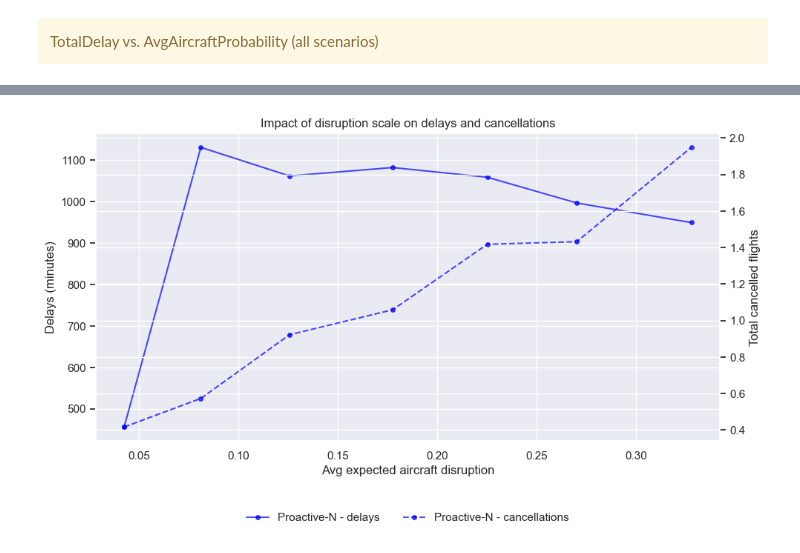
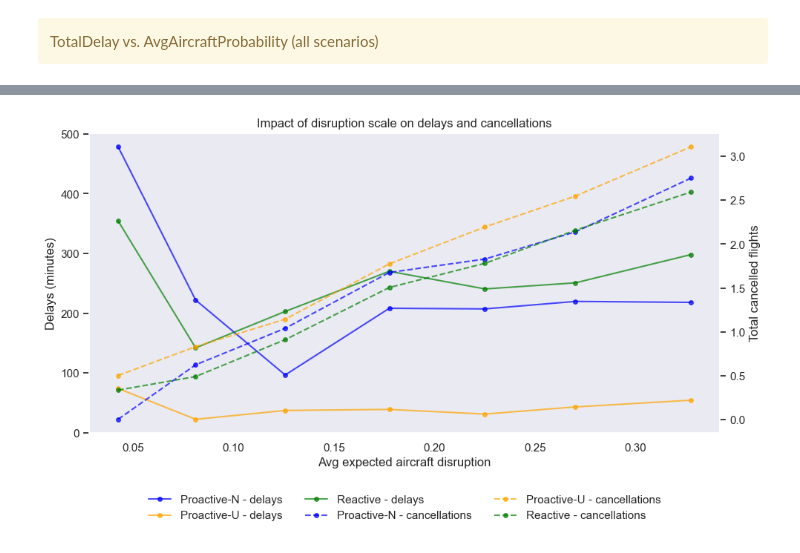
Before and after one commit to elisabethoost/msc-thesis-drl-adm, a Jupyter notebook: interpretation/final-results.ipynb, the cells around one changed output, grey strips where cells are left out. Saved outputs shown, nothing was run; the diff lists cells and outputs as text; code cells hidden in the pictures.

```diff
--- a/interpretation/final-results.ipynb
+++ b/interpretation/final-results.ipynb
@@ -306,10 +306,10 @@ print(f"inferencing on data folder: {data_folder}")
 
 # Define models and seeds
 model_paths = [
-    # "../trained_models/dqn/6ac-700-diverse/23/myopic-training_8.zip",
-    # "../trained_models/dqn/6ac-700-diverse/23/proactive-training_9.zip",
-    # "../trained_models/dqn/6ac-700-diverse/23/reactive-training_10.zip"
-    "../trained_models/dqn/6ac-700-diverse/23/myopic-training_13.zip"
+    "../trained_models/dqn/6ac-700-diverse/23/myopic-training_8.zip",
+    "../trained_models/dqn/6ac-700-diverse/23/proactive-training_9.zip",
+    "../trained_models/dqn/6ac-700-diverse/23/reactive-training_10.zip"
+    # "../trained_models/dqn/6ac-700-diverse/23/myopic-training_13.zip"
 ]
 seeds = [25, 26]
 
@@ -695,18 +699,13 @@ plt.show()
 import matplotlib.pyplot as plt
 import numpy as np
 import seaborn as sns
-sns.set_style("darkgrid")
-
-
+sns.set_style("dark")
 
 fig, ax1 = plt.subplots(figsize=(10, 6))
 ax2 = ax1.twinx()  # Create second y-axis sharing same x-axis
 
 # Define bucket boundaries
 buckets = np.arange(0, 1.05, 0.05)  # Creates buckets 0-0.05, 0.05-0.1, etc.
-
-# Add grid with low zorder so it's behind the data
-ax1.grid(True, zorder=1)
 
 for model_name, (color, label) in model_colors.items():
     model_data = merged_df[merged_df['Model'] == model_name]
@@ -733,31 +732,31 @@ for model_name, (color, label) in model_colors.items():
              color=color,
              label=f"{label} - delays",
              marker='o',
              markersize=4,
              alpha=0.7,
              zorder=5)
 
     # Plot the bucket averages for TotalCancelledFlights on second y-axis with higher zorder
     ax2.plot(x_means, y2_means,
              color=color,
              label=f"{label} - cancellations",
              linestyle='--',
              marker='o',
              markersize=4,
              alpha=0.7,
              zorder=5)
 
 ax1.set_xlabel("Avg expected aircraft disruption")
 ax1.set_ylabel("Delays (minutes)")
 ax2.set_ylabel("Total cancelled flights")
 
 # Add legends for both axes
 lines1, labels1 = ax1.get_legend_handles_labels()
 lines2, labels2 = ax2.get_legend_handles_labels()
 ax1.legend(lines1 + lines2, labels1 + labels2, bbox_to_anchor=(0.5, -0.25), loc='center', ncol=3, frameon=False)
 
 plt.title("Impact of disruption scale on delays and cancellations")
 plt.tight_layout()
 plt.show()
 # %% [output]
-[figure, old version]
+[figure, new version]
```
Also changed, not shown: parts of 7 cells of this notebook, 2 other files.
